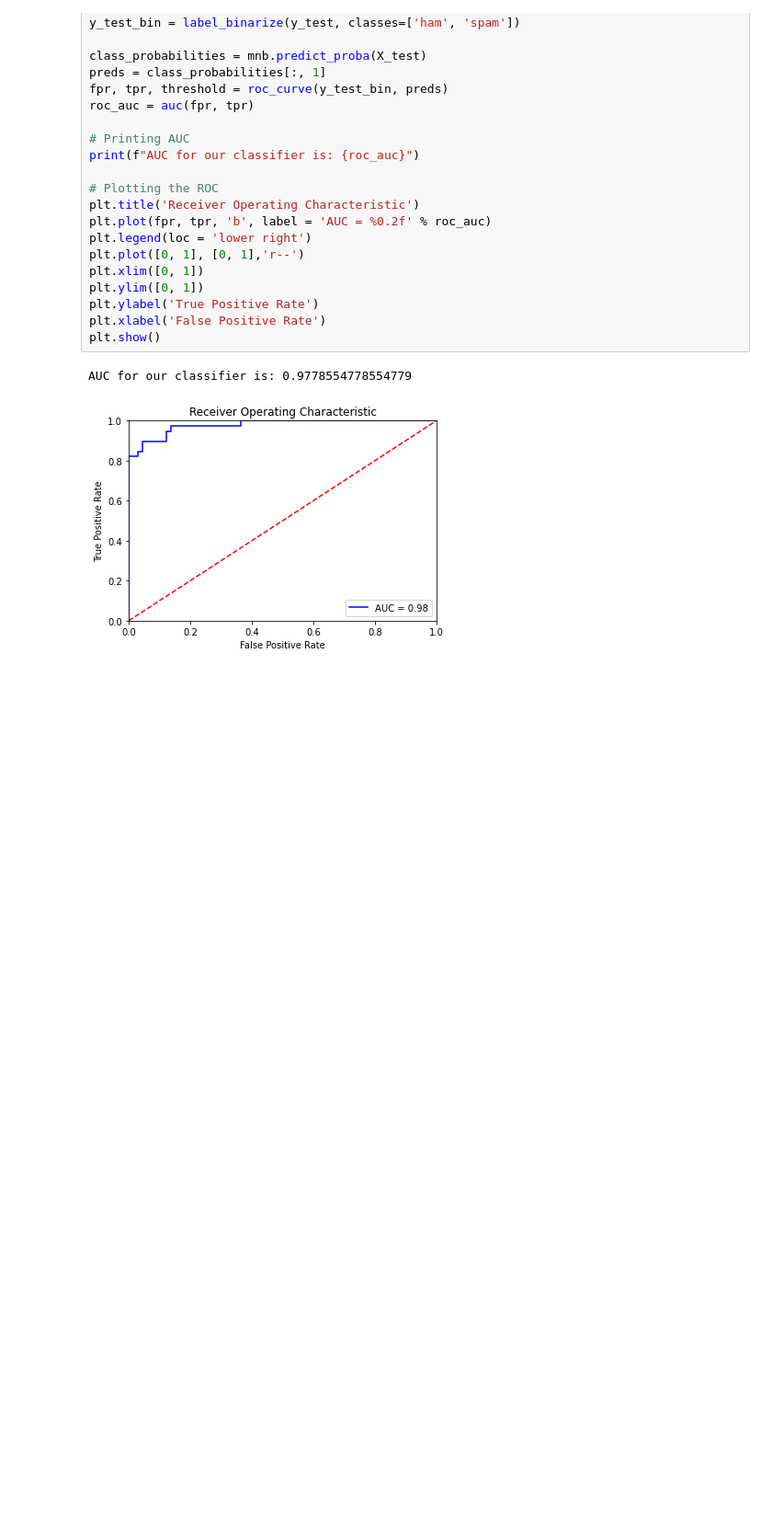
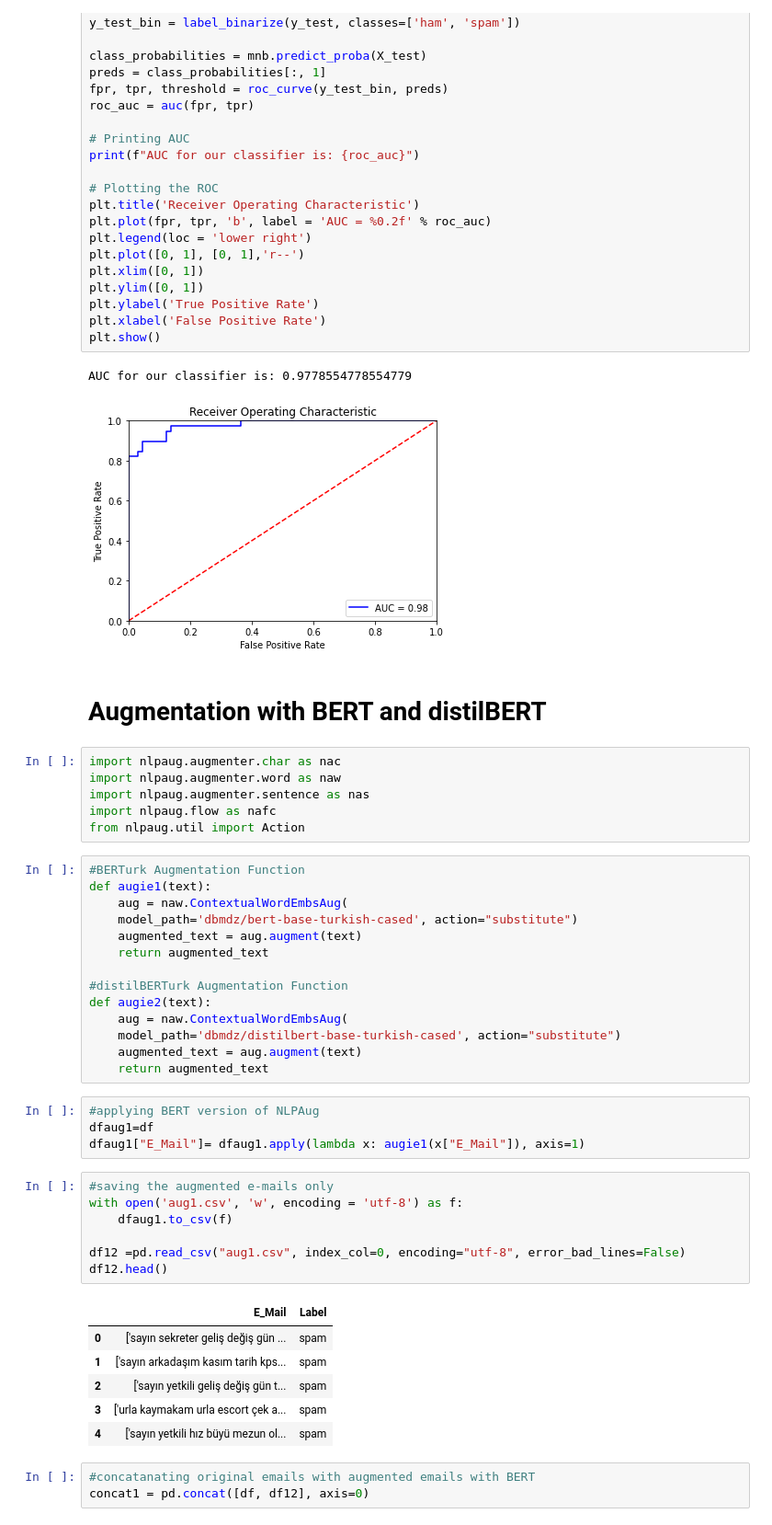
Before and after one commit to azizibahram/TurkishSpamFilterEnhancement-NLP, a Jupyter notebook: baseline.ipynb, the cells around one changed output. Shown at 92% size. Cells and saved outputs as stored; diff of their text form; blank space fills up the shorter version.

```diff
--- a/prep-with-first-and-second-approach.ipynb
+++ b/baseline.ipynb
@@ -568,3 +568,46 @@ plt.show()
 # %% [output]
 AUC for our classifier is: 0.9778554778554779
 [figure]
+# %% [markdown]
+# Augmentation with BERT and distilBERT
+# %%
+import nlpaug.augmenter.char as nac
+import nlpaug.augmenter.word as naw
+import nlpaug.augmenter.sentence as nas
+import nlpaug.flow as nafc
+from nlpaug.util import Action
+# %%
+#BERTurk Augmentation Function
+def augie1(text):
+    aug = naw.ContextualWordEmbsAug(
+    model_path='dbmdz/bert-base-turkish-cased', action="substitute")
+    augmented_text = aug.augment(text)
+    return augmented_text
+
+#distilBERTurk Augmentation Function
+def augie2(text):
+    aug = naw.ContextualWordEmbsAug(
+    model_path='dbmdz/distilbert-base-turkish-cased', action="substitute")
+    augmented_text = aug.augment(text)
+    return augmented_text
+# %%
+#applying BERT version of NLPAug
+dfaug1=df
+dfaug1["E_Mail"]= dfaug1.apply(lambda x: augie1(x["E_Mail"]), axis=1)
+# %%
+#saving the augmented e-mails only
+with open('aug1.csv', 'w', encoding = 'utf-8') as f:
+    dfaug1.to_csv(f)
+
+df12 =pd.read_csv("aug1.csv", index_col=0, encoding="utf-8", error_bad_lines=False)
+df12.head()
+# %% [output]
+|  | E_Mail | Label |
+| 0 | ['sayın sekreter geliş değiş gün ... | spam |
+| 1 | ['sayın arkadaşım kasım tarih kps... | spam |
+| 2 | ['sayın yetkili geliş değiş gün t... | spam |
+| 3 | ['urla kaymakam urla escort çek a... | spam |
+| 4 | ['sayın yetkili hız büyü mezun ol... | spam |
+# %%
+#concatanating original emails with augmented emails with BERT
+concat1 = pd.concat([df, df12], axis=0)
```
Also changed, not shown: parts of 13 cells of this notebook.
